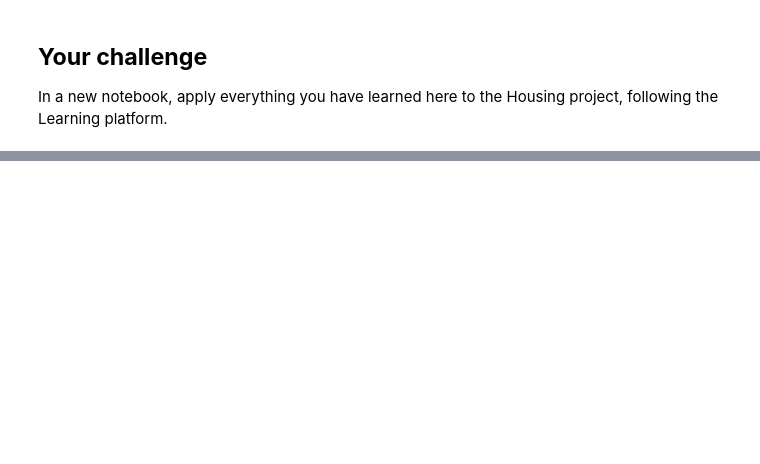
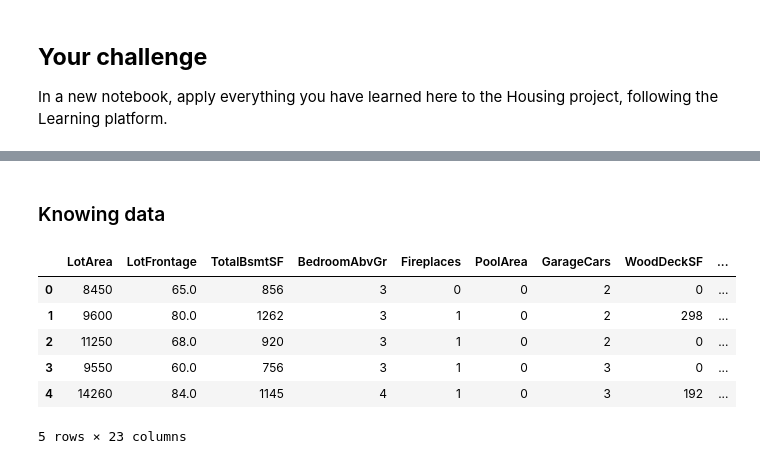
Before and after one commit to gastan81/supervised-ml, a Jupyter notebook: 06_classification__ordinal_encoding.ipynb, the cells around one changed output, grey strips where cells are left out. Cells and saved outputs as stored; diff of their text form; code cells hidden in the pictures; blank space fills up the shorter version.

```diff
--- a/06_classification__ordinal_encoding.ipynb
+++ b/06_classification__ordinal_encoding.ipynb
@@ -142,0 +477,12 @@ In a new notebook, apply everything you have learned here to the Housing project
+# %% [markdown]
+### Knowing data
+# %%
+data.head()
+# %% [output]
+|  | LotArea | LotFrontage | TotalBsmtSF | BedroomAbvGr | Fireplaces | PoolArea | GarageCars | WoodDeckSF | ... |
+| 0 | 8450 | 65.0 | 856 | 3 | 0 | 0 | 2 | 0 | ... |
+| 1 | 9600 | 80.0 | 1262 | 3 | 1 | 0 | 2 | 298 | ... |
+| 2 | 11250 | 68.0 | 920 | 3 | 1 | 0 | 2 | 0 | ... |
+| 3 | 9550 | 60.0 | 756 | 3 | 1 | 0 | 3 | 0 | ... |
+| 4 | 14260 | 84.0 | 1145 | 4 | 1 | 0 | 3 | 192 | ... |
+5 rows × 23 columns
```
Also changed, not shown: parts of 36 cells of this notebook.
